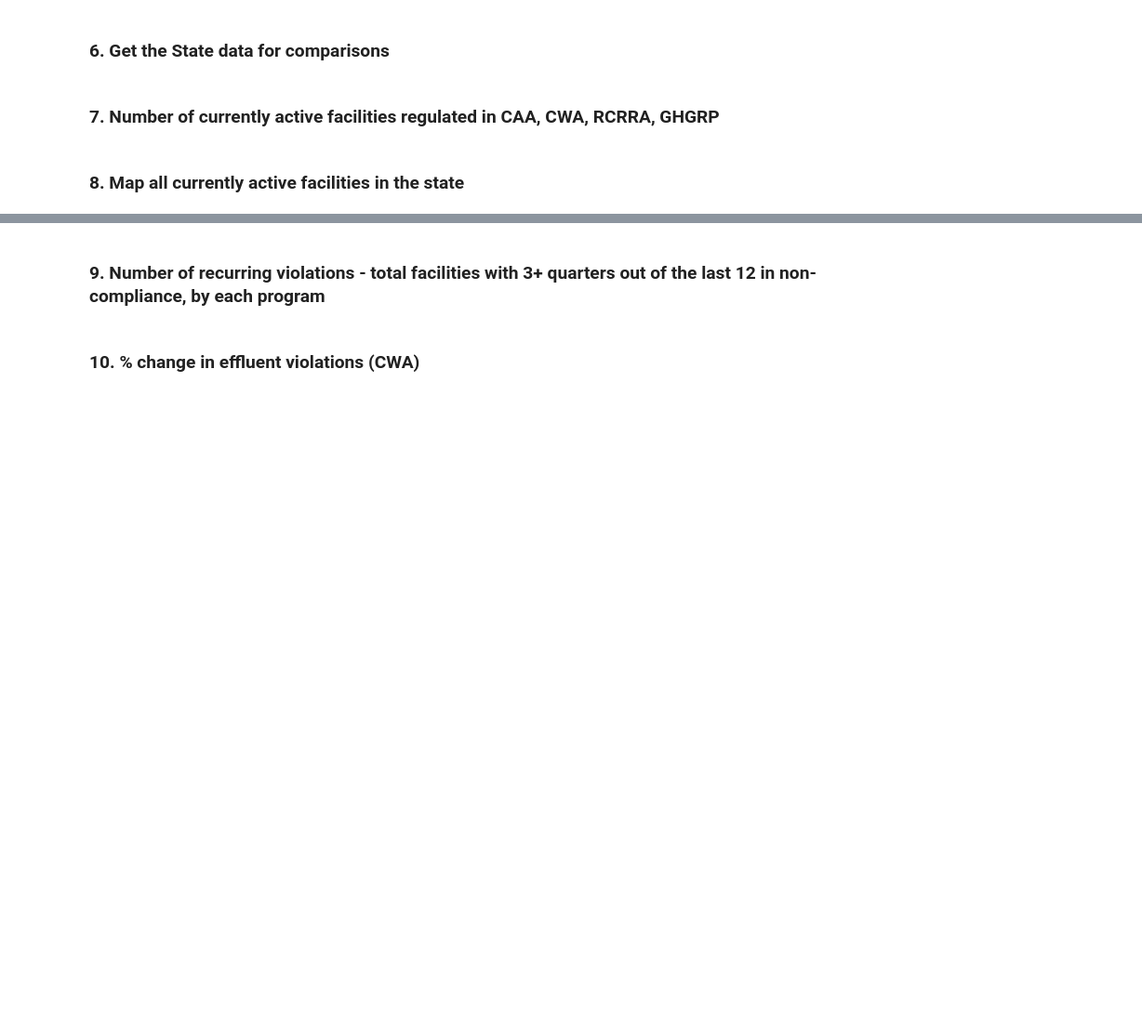
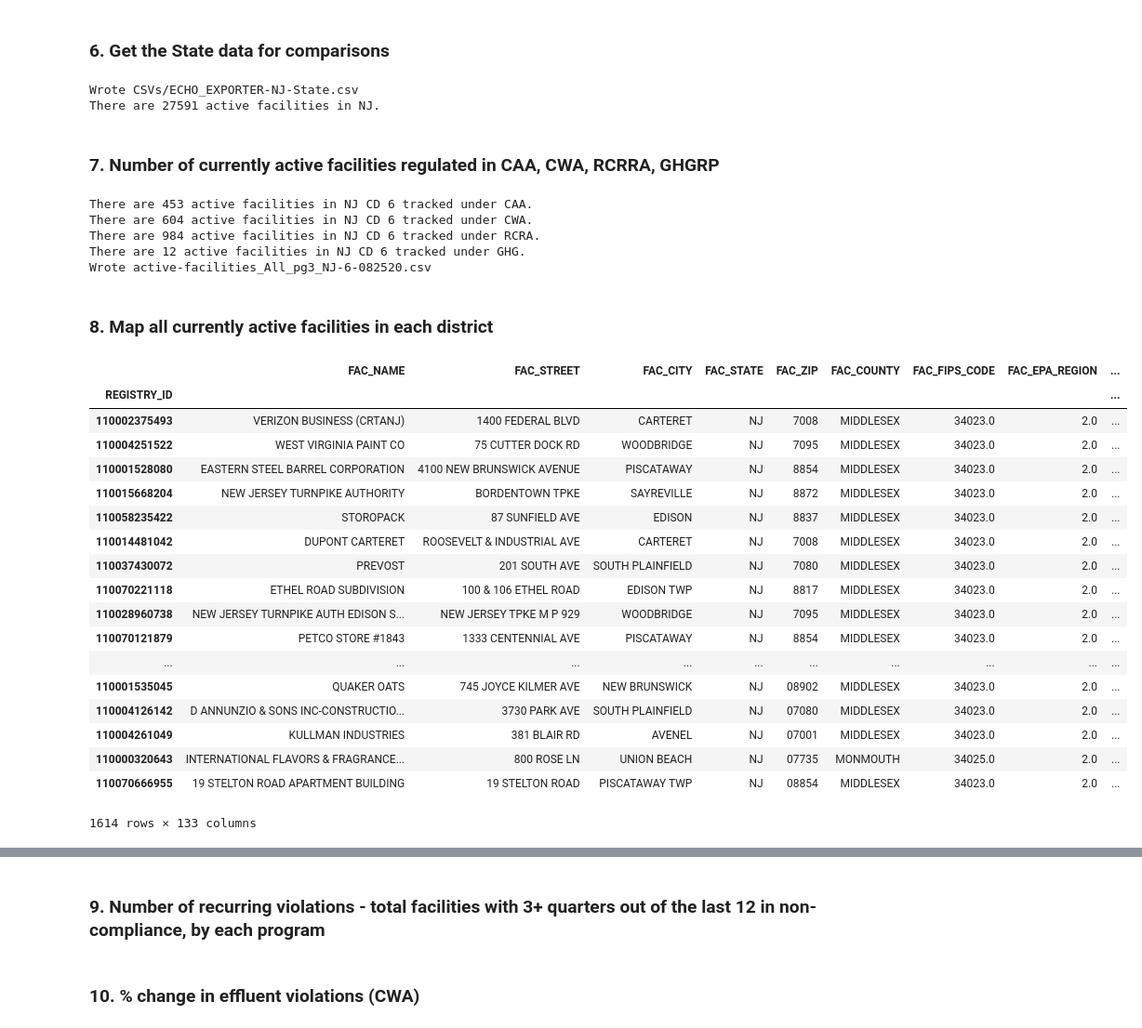
Before and after one commit to edgi-govdata-archiving/ECHO-Cross-Program, a Jupyter notebook: AllPrograms.ipynb, the cells around one changed output, grey strips where cells are left out. Shown at 93% size. Saved outputs shown, nothing was run; the diff lists cells and outputs as text; code cells hidden in the pictures; blank space fills up the shorter version.

```diff
--- a/AllPrograms.ipynb
+++ b/AllPrograms.ipynb
@@ -46,7 +64,9 @@ print("Done!")
 ### 3.  This cell contains the parameters of the notebook run.  You can change the (state, CD) pairs to run the notebook for multiple congressional districts in multiple states.  After setting the (state, CD) pairs you want, you can instruct the notebook to Run All and it will step through all of the remaining cells.  You can then come back and examine the results.
 # %%
 region_type = 'Congressional District'
-state_cds = [ ('NJ', 6), ('NY', 9), ('OR', 2)]
+state_cds = [ ('NJ', 6)] #, ('NY', 9), ('OR', 2)
+# Change this^! For example, instead of running New Jersey's 6th Congressional ('NJ', 6) you could do Wisconsin's 2nd ('WI', 2)
+# See here: https://www.govtrack.us/congress/members/map
 data_set_list = ['RCRA Violations', 'RCRA Inspections', 'RCRA Penalties', 'CAA Enforcements',
                  'CAA Violations', 'CAA Inspections', 'CAA Penalties', 'Greenhouse Gas Emissions',
                  'CWA Violations', 'CWA Inspections', 'CWA Penalties', ]
@@ -101,6 +165,9 @@ for state in states:
     state_echo_active[state] = state_echo_data[state].loc[state_echo_data[state]['FAC_ACTIVE_FLAG']=='Y']
     print( 'There are {} active facilities in {}.'.format(
         str(state_echo_active[state].shape[0]), state))
+# %% [output]
+Wrote CSVs/ECHO_EXPORTER-NJ-State.csv
+There are 27591 active facilities in NJ.
 # %% [markdown]
 ### 7. Number of currently active facilities regulated in CAA, CWA, RCRRA, GHGRP
 # %%
@@ -128,8 +195,36 @@ for state, cd in state_cds:
         writer.writerow( header )
         writer.writerows( rowdata )
         print( "Wrote {}".format( filename ))
+# %% [output]
+There are 453 active facilities in NJ CD 6 tracked under CAA.
+There are 604 active facilities in NJ CD 6 tracked under CWA.
+There are 984 active facilities in NJ CD 6 tracked under RCRA.
+There are 12 active facilities in NJ CD 6 tracked under GHG.
+Wrote active-facilities_All_pg3_NJ-6-082520.csv
 # %% [markdown]
-### 8. Map all currently active facilities in the state
+### 8. Map all currently active facilities in each district
+# %%
+cd_echo_active[(state, cd)]
+# %% [output]
+|  | FAC_NAME | FAC_STREET | FAC_CITY | FAC_STATE | FAC_ZIP | FAC_COUNTY | FAC_FIPS_CODE | FAC_EPA_REGION | ... |
+| REGISTRY_ID |  |  |  |  |  |  |  |  | ... |
+| 110002375493 | VERIZON BUSINESS (CRTANJ) | 1400 FEDERAL BLVD | CARTERET | NJ | 7008 | MIDDLESEX | 34023.0 | 2.0 | ... |
+| 110004251522 | WEST VIRGINIA PAINT CO | 75 CUTTER DOCK RD | WOODBRIDGE | NJ | 7095 | MIDDLESEX | 34023.0 | 2.0 | ... |
+| 110001528080 | EASTERN STEEL BARREL CORPORATION | 4100 NEW BRUNSWICK AVENUE | PISCATAWAY | NJ | 8854 | MIDDLESEX | 34023.0 | 2.0 | ... |
+| 110015668204 | NEW JERSEY TURNPIKE AUTHORITY | BORDENTOWN TPKE | SAYREVILLE | NJ | 8872 | MIDDLESEX | 34023.0 | 2.0 | ... |
+| 110058235422 | STOROPACK | 87 SUNFIELD AVE | EDISON | NJ | 8837 | MIDDLESEX | 34023.0 | 2.0 | ... |
+| 110014481042 | DUPONT CARTERET | ROOSEVELT & INDUSTRIAL AVE | CARTERET | NJ | 7008 | MIDDLESEX | 34023.0 | 2.0 | ... |
+| 110037430072 | PREVOST | 201 SOUTH AVE | SOUTH PLAINFIELD | NJ | 7080 | MIDDLESEX | 34023.0 | 2.0 | ... |
+| 110070221118 | ETHEL ROAD SUBDIVISION | 100 & 106 ETHEL ROAD | EDISON TWP | NJ | 8817 | MIDDLESEX | 34023.0 | 2.0 | ... |
+| 110028960738 | NEW JERSEY TURNPIKE AUTH EDISON S... | NEW JERSEY TPKE M P 929 | WOODBRIDGE | NJ | 7095 | MIDDLESEX | 34023.0 | 2.0 | ... |
+| 110070121879 | PETCO STORE #1843 | 1333 CENTENNIAL AVE | PISCATAWAY | NJ | 8854 | MIDDLESEX | 34023.0 | 2.0 | ... |
+| ... | ... | ... | ... | ... | ... | ... | ... | ... | ... |
+| 110001535045 | QUAKER OATS | 745 JOYCE KILMER AVE | NEW BRUNSWICK | NJ | 08902 | MIDDLESEX | 34023.0 | 2.0 | ... |
+| 110004126142 | D ANNUNZIO & SONS INC-CONSTRUCTIO... | 3730 PARK AVE | SOUTH PLAINFIELD | NJ | 07080 | MIDDLESEX | 34023.0 | 2.0 | ... |
+| 110004261049 | KULLMAN INDUSTRIES | 381 BLAIR RD | AVENEL | NJ | 07001 | MIDDLESEX | 34023.0 | 2.0 | ... |
+| 110000320643 | INTERNATIONAL FLAVORS & FRAGRANCE... | 800 ROSE LN | UNION BEACH | NJ | 07735 | MONMOUTH | 34025.0 | 2.0 | ... |
+| 110070666955 | 19 STELTON ROAD APARTMENT BUILDING | 19 STELTON ROAD | PISCATAWAY TWP | NJ | 08854 | MIDDLESEX | 34023.0 | 2.0 | ... |
+1614 rows × 133 columns
 # %%
 for state, cd in state_cds:
     print( 'Map for {} CD {}'.format( state, cd ))
```
Also changed, not shown: parts of 11 cells of this notebook, 4 other files.
